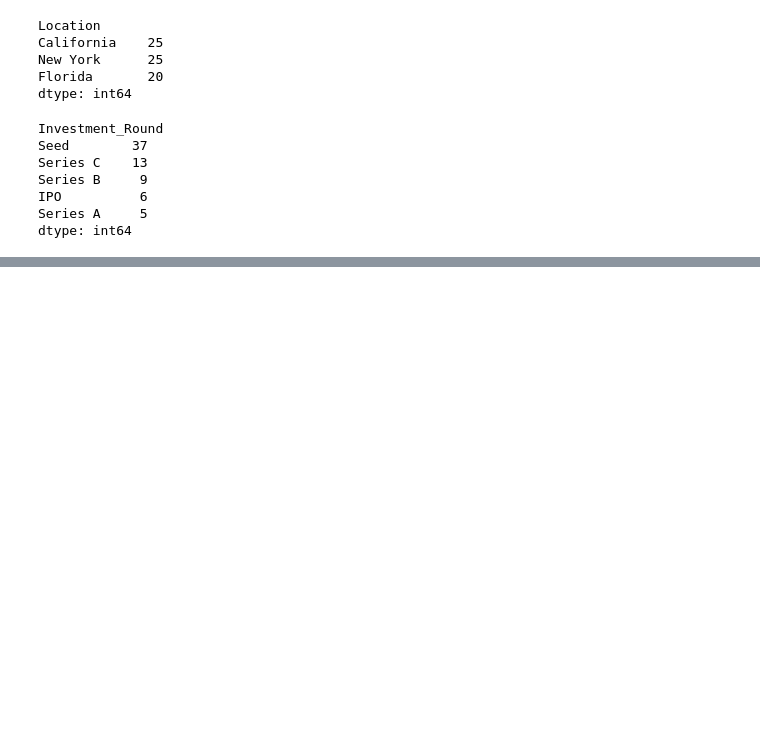
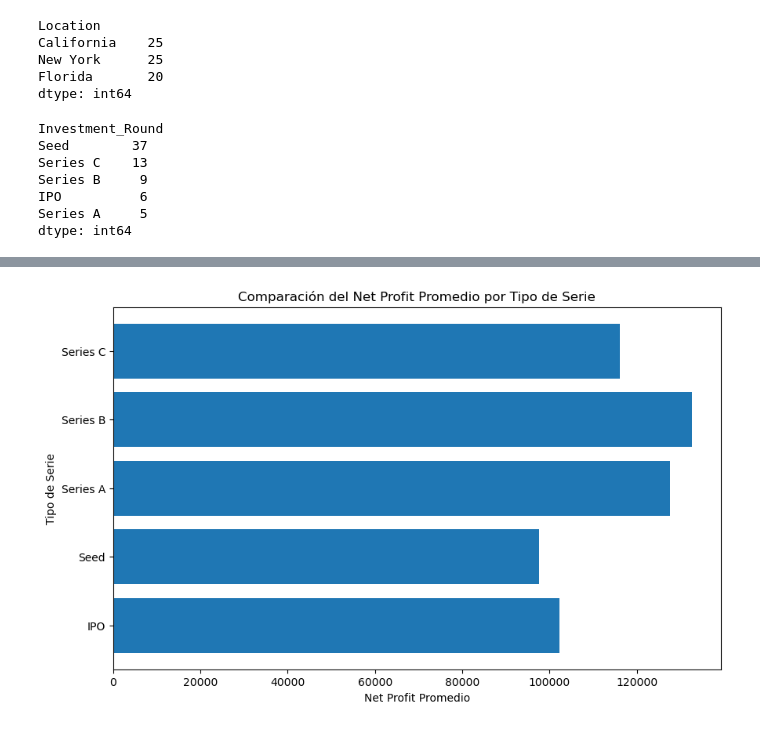
Before and after one commit to joseklapp/UCEMA_2023, a Jupyter notebook: part-3/tp startups regresion/TP 3 - Regresion Startups.ipynb, the cells around one changed output, grey strips where cells are left out. Saved outputs shown, nothing was run; the diff lists cells and outputs as text; code cells hidden in the pictures; blank space fills up the shorter version.

```diff
--- a/part-3/tp startups regresion/TP 3 - Regresion Startups.ipynb
+++ b/part-3/tp startups regresion/TP 3 - Regresion Startups.ipynb
@@ -103,0 +210,3 @@ dtype: int64
+# %%
+df['predicciones'] = modelo.predict(df)
+df[['predicciones', 'Net_Profit']]
@@ -103,0 +227,3 @@ dtype: int64
+# %%
+df['desvio'] = df['Net_Profit'] - df['predicciones']
+df[[ 'Net_Profit', 'predicciones', 'desvio']]
@@ -103,0 +251,4 @@ dtype: int64
+# %%
+#Error al cuadrado:
+df['error_cuadratico'] = df['desvio'] ** 2
+df[[ 'Net_Profit', 'predicciones', 'desvio', 'error_cuadratico']]
@@ -103,0 +291,6 @@ dtype: int64
+# %%
+#Análisis del beneficio por serie
+series = df.groupby('Investment_Round').agg(net_profit=('Net_Profit', 'sum'), num_series =('Investment_Round', 'count'))
+series['net_profit_%'] = series['net_profit'] / series['net_profit'].sum() * 100
+series['net_profit_prom'] = series['net_profit'] / series['num_series']
+series
@@ -103,0 +305,13 @@ dtype: int64
+# %%
+tipos_de_serie = series.index
+net_profit_promedio = series['net_profit_prom']
+
+plt.figure(figsize=(10, 6))
+plt.barh(tipos_de_serie, net_profit_promedio)
+plt.xlabel('Net Profit Promedio')
+plt.ylabel('Tipo de Serie')
+plt.title('Comparación del Net Profit Promedio por Tipo de Serie')
+
+plt.show()
+# %% [output]
+[figure, added]
```
Also changed, not shown: parts of 24 cells of this notebook.
